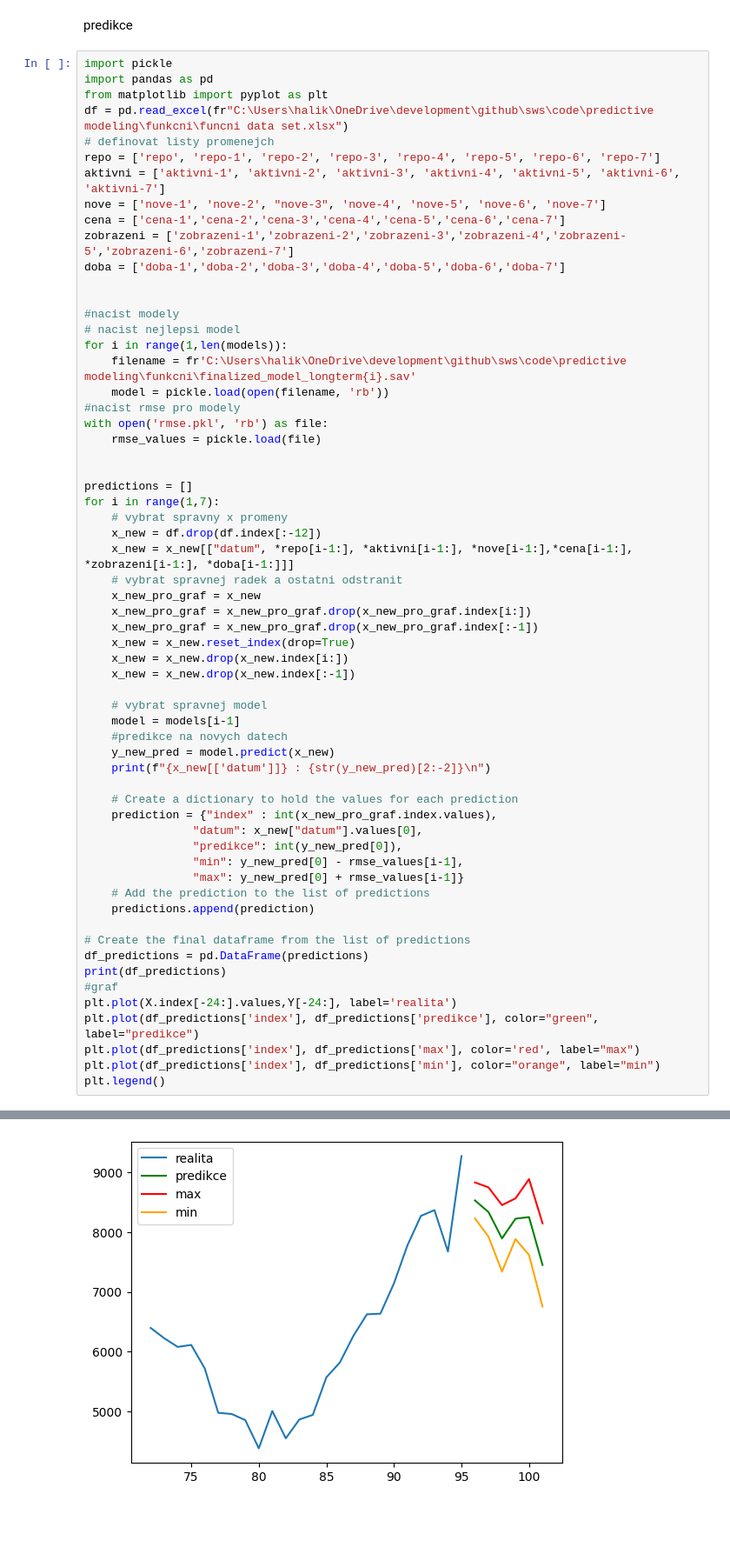
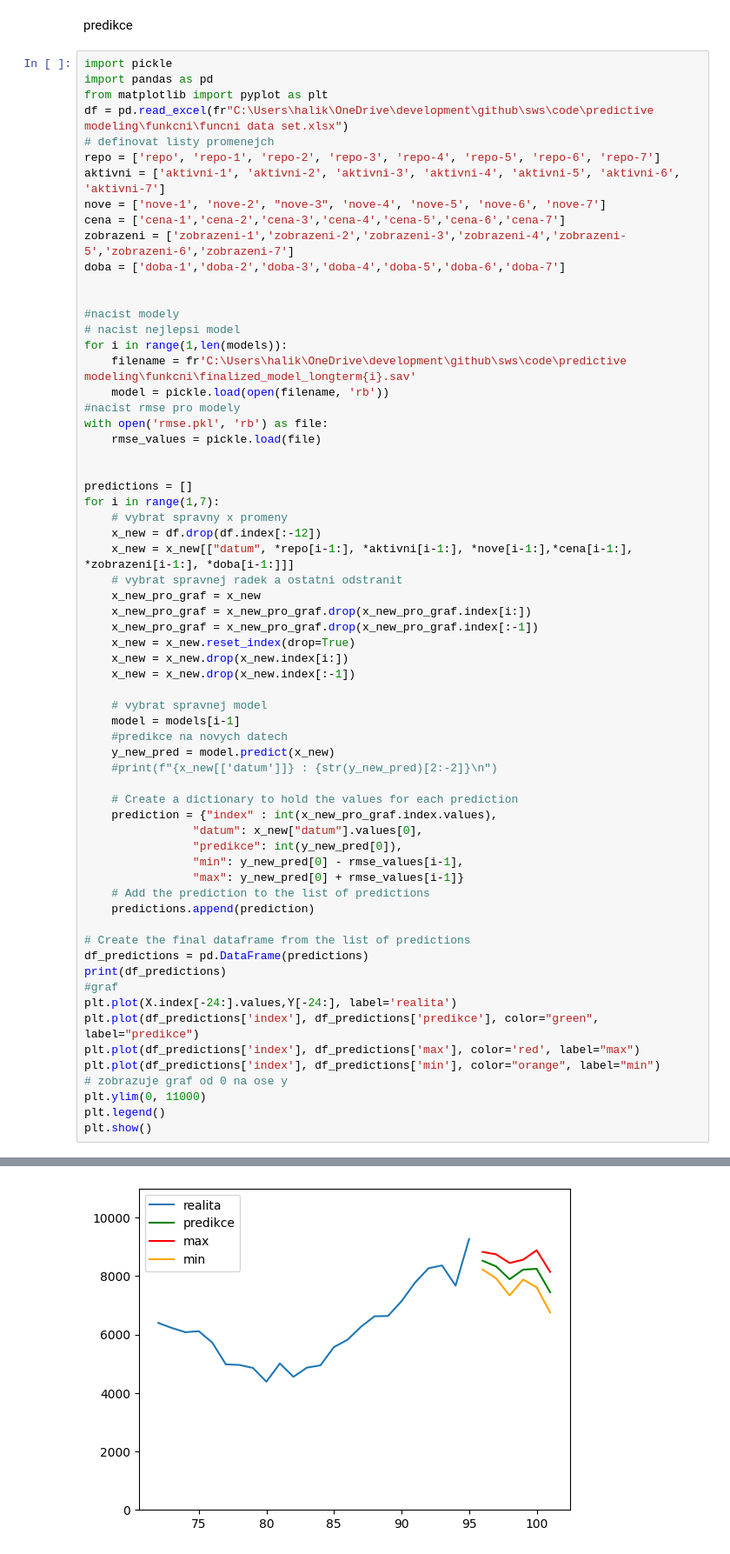
Before and after one commit to HonzaHalik/sws, a Jupyter notebook: code/predictive modeling/funkcni/predictive regresion model long term.ipynb, the cells around one changed output, grey strips where cells are left out. Shown: that part at 87% size. Cells and saved outputs as stored; diff of their text form; blank space fills up the shorter version.

Commit message:
graf

```diff
--- a/code/predictive modeling/funkcni/predictive regresion model long term.ipynb
+++ b/code/predictive modeling/funkcni/predictive regresion model long term.ipynb
@@ -153,7 +153,7 @@ for i in range(1,7):
     model = models[i-1]
     #predikce na novych datech
     y_new_pred = model.predict(x_new)
-    print(f"{x_new[['datum']]} : {str(y_new_pred)[2:-2]}\n")
+    #print(f"{x_new[['datum']]} : {str(y_new_pred)[2:-2]}\n")
 
     # Create a dictionary to hold the values for each prediction
     prediction = {"index" : int(x_new_pro_graf.index.values),
@@ -172,5 +172,8 @@ plt.plot(X.index[-24:].values,Y[-24:], label='realita')
 plt.plot(df_predictions['index'], df_predictions['predikce'], color="green", label="predikce")
 plt.plot(df_predictions['index'], df_predictions['max'], color='red', label="max")
 plt.plot(df_predictions['index'], df_predictions['min'], color="orange", label="min")
+# zobrazuje graf od 0 na ose y
+plt.ylim(0, 11000)
 plt.legend()
+plt.show()
 # %% [output]
@@ -195 +187 @@ plt.legend()
-[figure, old version]
+[figure, new version]
```
Also changed, not shown: parts of 1 cell of this notebook.
